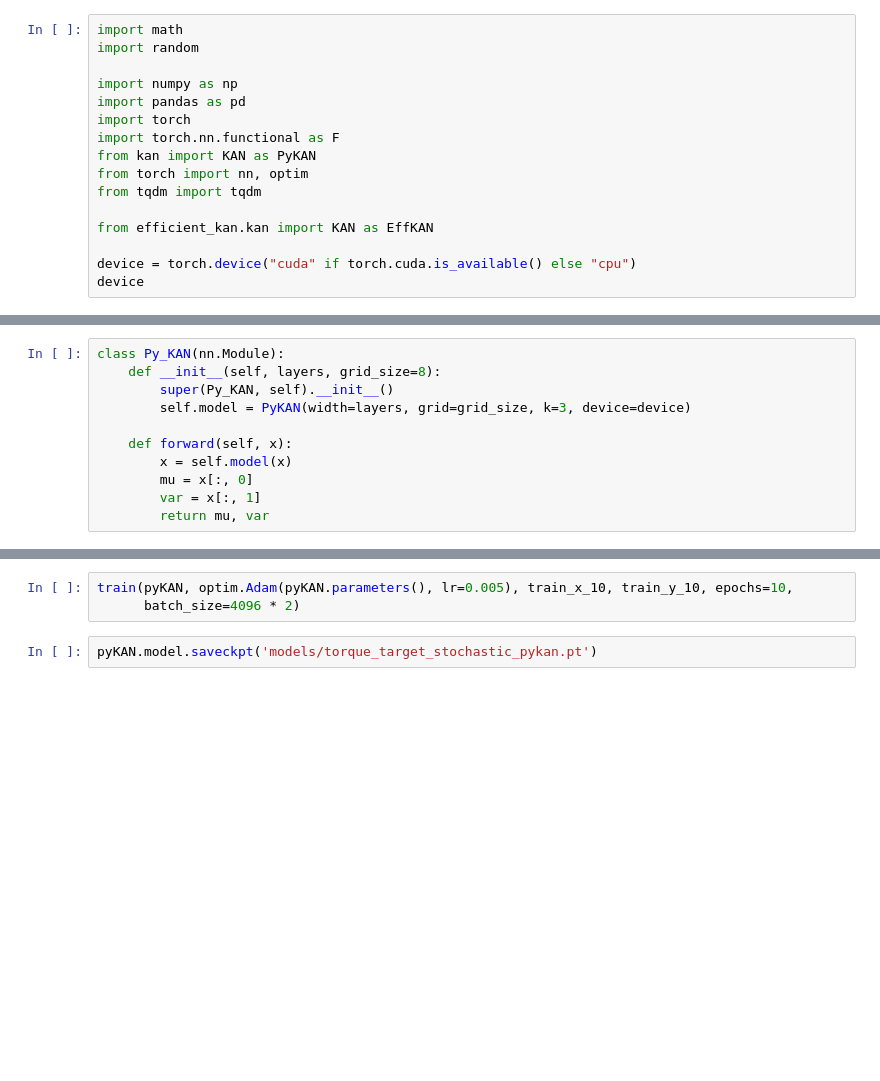
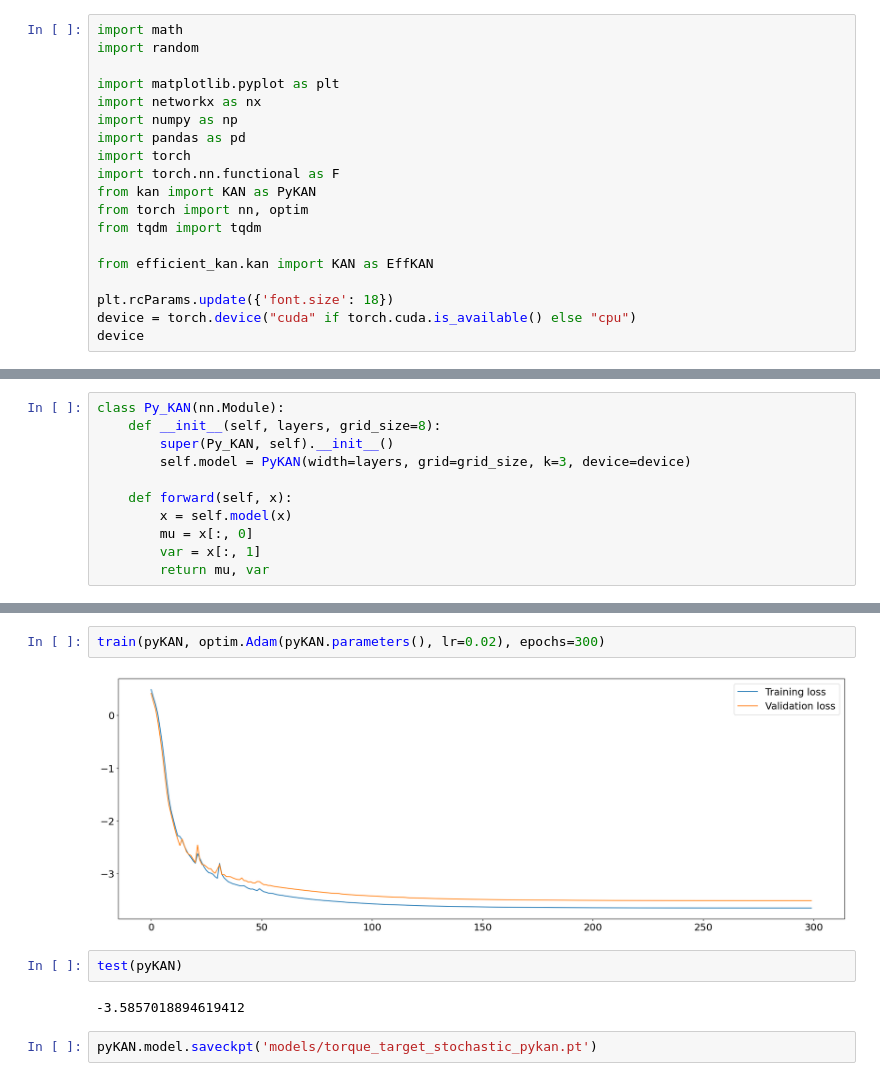
Before and after one commit to MrPio/PHM_North_America_2024_Challenge, a Jupyter notebook: 2-Torque_Target_Regression_Stochastic.ipynb, the cells around one changed output, grey strips where cells are left out. Cells and saved outputs as stored; diff of their text form; blank space fills up the shorter version.

```diff
--- a/2-Torque_Target_Regression_Stochastic.ipynb
+++ b/2-Torque_Target_Regression_Stochastic.ipynb
@@ -2,6 +2,8 @@
 import math
 import random
 
+import matplotlib.pyplot as plt
+import networkx as nx
 import numpy as np
 import pandas as pd
 import torch
@@ -12,6 +14,7 @@ from tqdm import tqdm
 
 from efficient_kan.kan import KAN as EffKAN
 
+plt.rcParams.update({'font.size': 18})
 device = torch.device("cuda" if torch.cuda.is_available() else "cpu")
 device
 # %% [output]
@@ -94,8 +140,13 @@ pyKAN = Py_KAN(layers=[[6, 0], [1, 0], [0, 1], [2, 0]], grid_size=2)
 checkpoint directory created: ./model
 saving model version 0.0
 # %%
-train(pyKAN, optim.Adam(pyKAN.parameters(), lr=0.005), train_x_10, train_y_10, epochs=10,
-      batch_size=4096 * 2)
+train(pyKAN, optim.Adam(pyKAN.parameters(), lr=0.02), epochs=300)
+# %% [output]
+[figure, added]
+# %%
+test(pyKAN)
+# %% [output]
+-3.5857018894619412
 # %%
 pyKAN.model.saveckpt('models/torque_target_stochastic_pykan.pt')
 # %%
```
Also changed, not shown: parts of 17 cells of this notebook, 9 other files.
